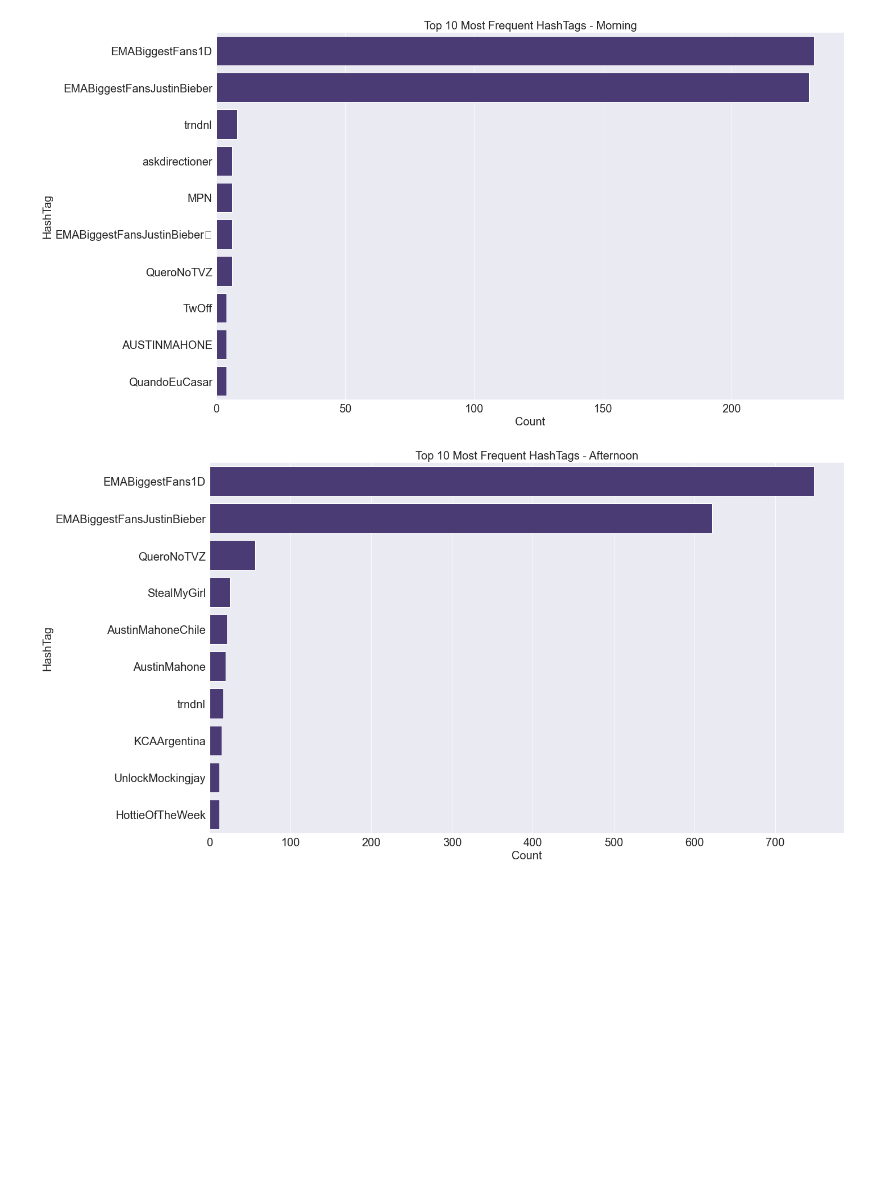
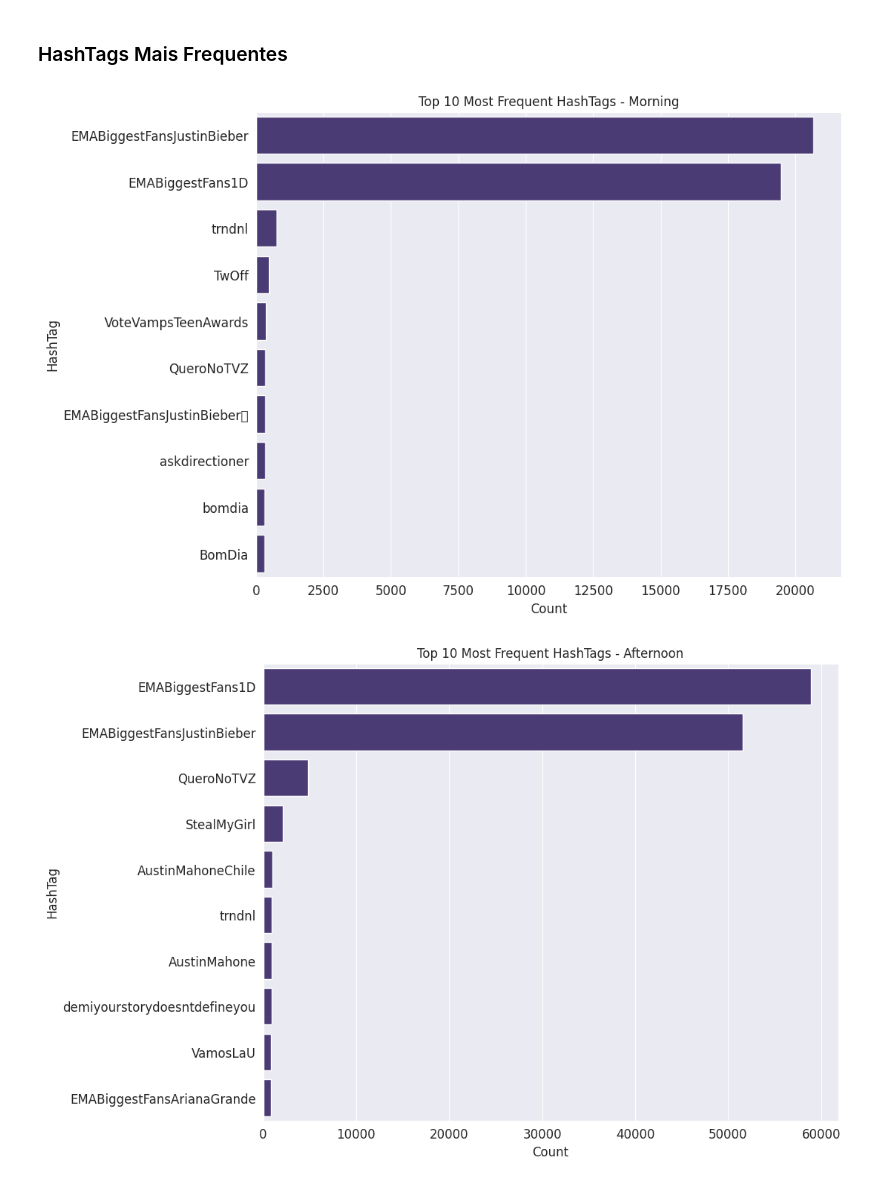
Before and after one commit to thomz2/big-data-spark, a Jupyter notebook: analysis/election_campaign/hashtags_and_tweets.ipynb, the cells around one changed output. Drawn from its saved outputs; the diff is of its cells as text; code cells hidden in the pictures; blank space fills up the shorter version.

Commit message:
hashtags and tweets finished

```diff
--- a/analysis/election_campaign/hashtags_and_tweets.ipynb
+++ b/analysis/election_campaign/hashtags_and_tweets.ipynb
@@ -89,10 +73,9 @@ spark
 # %%
-# Minha cópia mais leve do arquivo
-df = spark.read.option('header', 'false').option('delimiter', '\t').csv('../../datasets/debate-tweets.tsv') \
-    .withColumnRenamed('_c0', 'id').withColumnRenamed('_c1', 'text').withColumnRenamed('_c7', 'time_info') \
-    .select('id', 'text', 'time_info')
+# Aqui fico alterando entre uma cópia mais leve além da mais pesada                     "debate-tweets_c2.tsv/debate-tweets.tsv"
+df = spark.read.option('header', 'false').option('delimiter', '\t').csv('./drive/MyDrive/debate-tweets.tsv') \
+    .withColumnRenamed('_c0', 'id').withColumnRenamed('_c1', 'text') \
+    .withColumnRenamed('_c7', 'time_info').withColumnRenamed('_c8', 'day') \
+    .select('id', 'text', 'time_info', 'day')
 
 df = df.withColumn("time_info", to_timestamp(substring(df["time_info"], 12, 8), "HH:mm:ss"))
 df = df.withColumn("hora_do_dia", hour(df["time_info"]))
-
-df.show()
@@ -137,8 +111,5 @@ new_df = df.withColumn("hashtags", extrai_hashtags(df["text"])) \
     .withColumn("periodo", categorizar_periodo(col('hora_do_dia'))) \
     .filter(size(col('hashtags')) > 0) \
     .withColumn('hashtag', explode("hashtags")) \
-    .select('hashtag', 'periodo').dropna() \
+    .select('hashtag', 'periodo') \
     .groupBy('hashtag', 'periodo').count().orderBy(col('count').desc())
-
-# new_df = new_df.toPandas()
-# new_df.show()
@@ -193,15 +152,15 @@ def make_bar_plot(style, palette, figsize, x, y, data, title, xlabel, ylabel, fo
     plt.yticks(fontsize=fontsize)
 
     plt.show()
+# %% [markdown]
+### HashTags Mais Frequentes
 # %%
 periodos = ['Morning', 'Afternoon', 'Night']
-# make_bar_plot("darkgrid", "viridis", (20,12), 'count', 'hashtag', dfs[0], ('Top 10 Most Frequent HashTags - ' + periodos[0]), 'Count', 'HashTag', 20)
 
 for i, periodo in enumerate(periodos):
     title = f'Top 10 Most Frequent HashTags - {periodo}'
-    # Converter o DataFrame para Pandas
     pandas_df = dfs[i]
-    make_bar_plot("darkgrid", "viridis", (20, 12), 'count', 'hashtag', pandas_df, title, 'Count', 'HashTag', 20)
+    make_bar_plot("darkgrid", "viridis", (10, 8), 'count', 'hashtag', pandas_df, title, 'Count', 'HashTag', 12)
 # %% [output]
-[figure, old version]
+[figure, new version]
-[figure, old version]
+[figure, new version]
```
Also changed, not shown: parts of 31 cells of this notebook, 1 other file.
